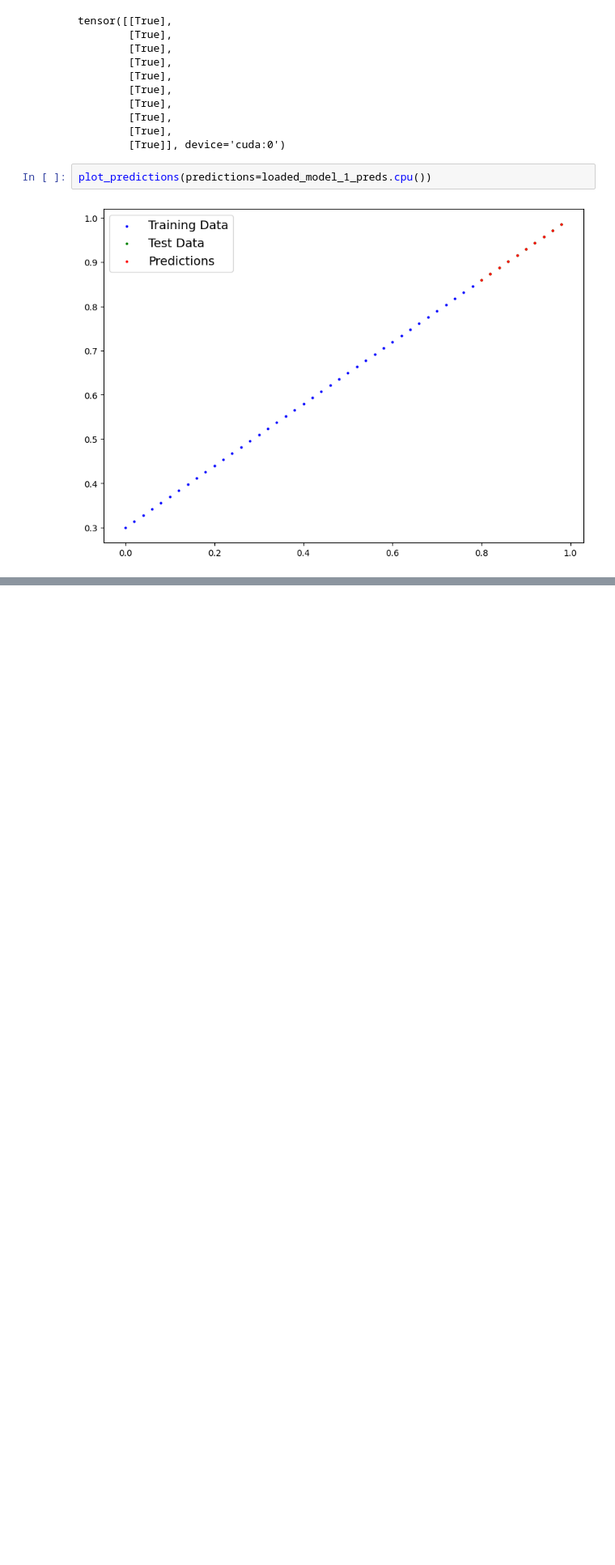
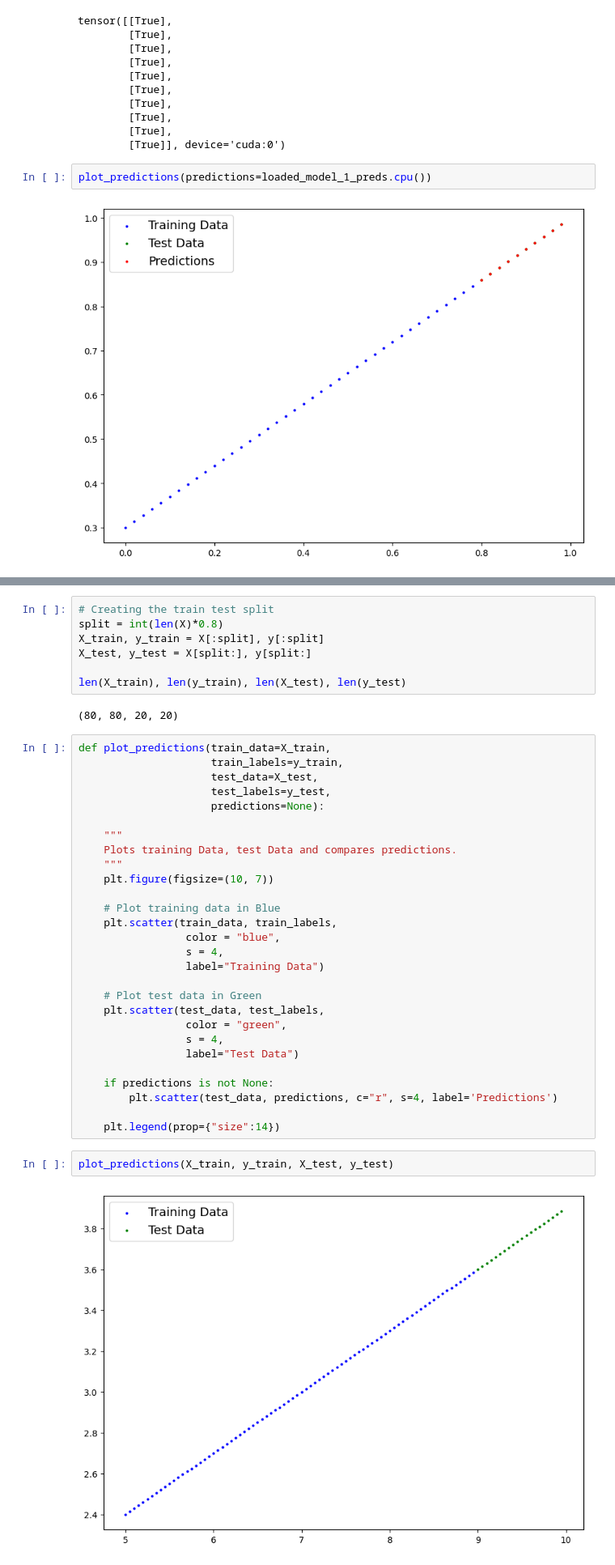
Before and after one commit to MuhammedUmerNazir/pytorch_code_snippets, a Jupyter notebook: 01_torch_workflow.ipynb, the cells around one changed output, grey strips where cells are left out. Shown: that part at 81% size. Drawn from its saved outputs; the diff is of its cells as text; blank space fills up the shorter version.

```diff
--- a/01_torch_workflow.ipynb
+++ b/01_torch_workflow.ipynb
@@ -890,0 +943,41 @@ plot_predictions(predictions=loaded_model_1_preds.cpu())
+# %%
+# Creating the train test split
+split = int(len(X)*0.8)
+X_train, y_train = X[:split], y[:split]
+X_test, y_test = X[split:], y[split:]
+
+len(X_train), len(y_train), len(X_test), len(y_test)
+# %% [output]
+(80, 80, 20, 20)
+# %%
+def plot_predictions(train_data=X_train,
+                     train_labels=y_train,
+                     test_data=X_test,
+                     test_labels=y_test,
+                     predictions=None):
+
+    """
+    Plots training Data, test Data and compares predictions.
+    """
+    plt.figure(figsize=(10, 7))
+
+    # Plot training data in Blue
+    plt.scatter(train_data, train_labels,
+                 color = "blue",
+                 s = 4,
+                 label="Training Data")
+
+    # Plot test data in Green
+    plt.scatter(test_data, test_labels,
+                 color = "green",
+                 s = 4,
+                 label="Test Data")
+
+    if predictions is not None:
+        plt.scatter(test_data, predictions, c="r", s=4, label='Predictions')
+
+    plt.legend(prop={"size":14})
+# %%
+plot_predictions(X_train, y_train, X_test, y_test)
+# %% [output]
+[figure, added]
```
Also changed, not shown: parts of 23 cells of this notebook.
